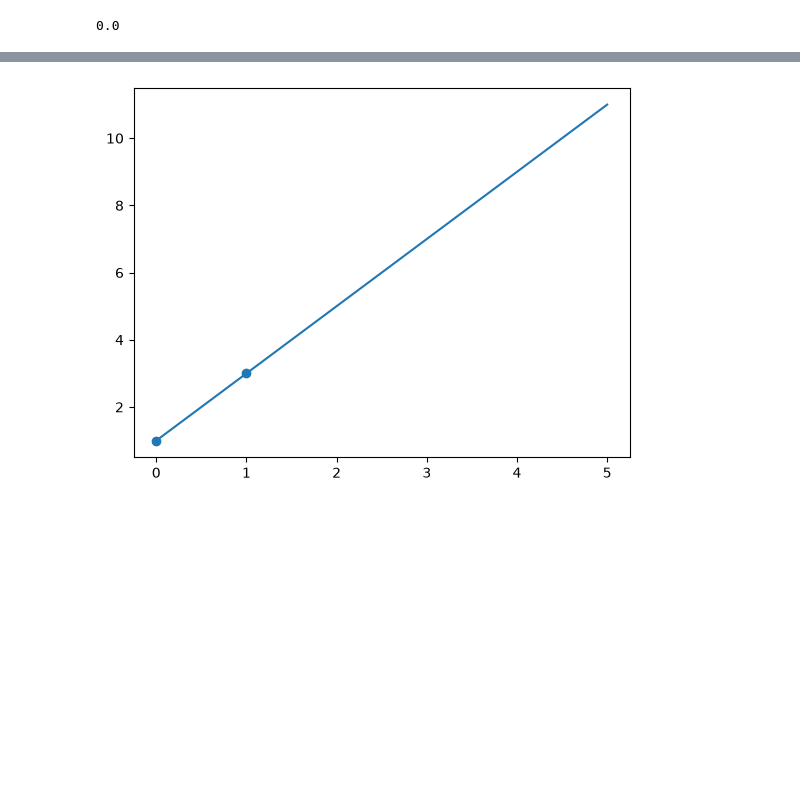
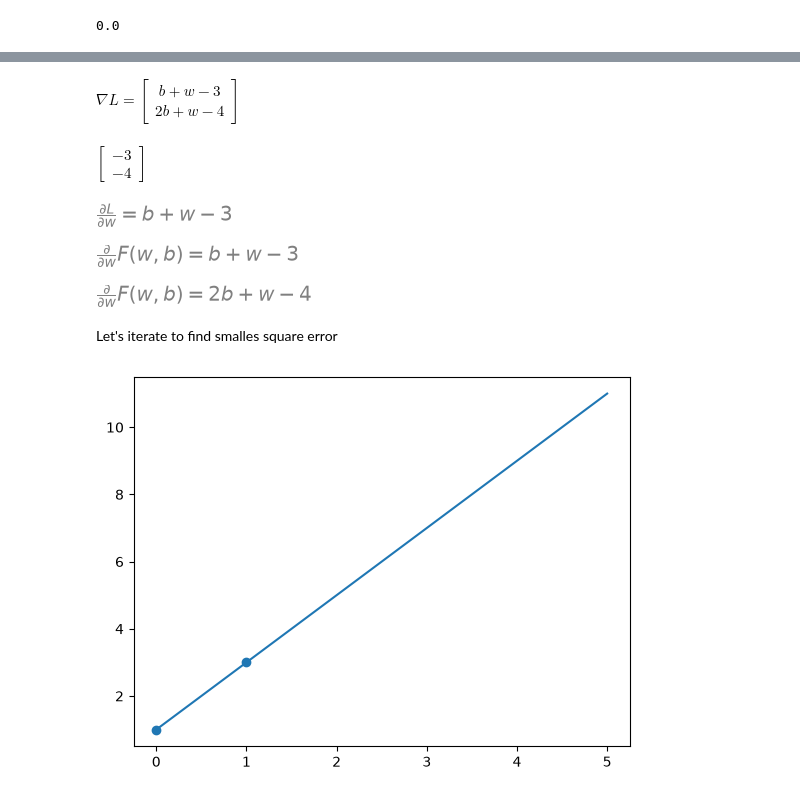
Before and after one commit to Adil-Eminagic/Science-Python, a Jupyter notebook: machine_learning/supervised_learning/linear_regression.ipynb, the cells around one changed output, grey strips where cells are left out. Saved outputs shown, nothing was run; the diff lists cells and outputs as text; code cells hidden in the pictures; blank space fills up the shorter version.

```diff
--- a/machine_learning/supervised_learning/linear_regression.ipynb
+++ b/machine_learning/supervised_learning/linear_regression.ipynb
@@ -31,3 +77,36 @@ So the gradient, direction of the steepest increase is **[w + b - 3, w + 2b - 4]
+# %%
+gradient = sp.Matrix([dl_dw, dl_db])
+
+display(sp.Eq(
+    sp.Symbol(r'\nabla L'),
+    gradient,
+    evaluate=False
+))
+# %% [output]
+$\displaystyle \nabla L = \left[\begin{matrix}b + w - 3\\2 b + w - 4\end{matrix}\right]$
+# %%
+point = {w: 0, b: 0}
+
+gradient_at_point = gradient.subs(point)
+
+display(gradient_at_point)
+# %% [output]
+$\displaystyle \left[\begin{matrix}-3\\-4\end{matrix}\right]$
+# %%
+# addtional representations
+
+lhs = sp.Symbol(r'\frac{\partial L}{\partial w}')
+
+display(sp.Eq(lhs, dl_dw))
+
+display(sp.Eq(sp.Derivative(sp.Function('F')(weight, bias), weight), dl_dw))
+display(sp.Eq(sp.Derivative(sp.Function('F')(weight, bias), weight), dl_db))
+# %% [output]
+[figure, added]
+[figure, added]
+[figure, added]
+# %% [markdown]
+Let's iterate to find smalles square error
 # %%
 plt.scatter(x, y)
 
```
Also changed, not shown: parts of 13 cells of this notebook, 5 other files.
